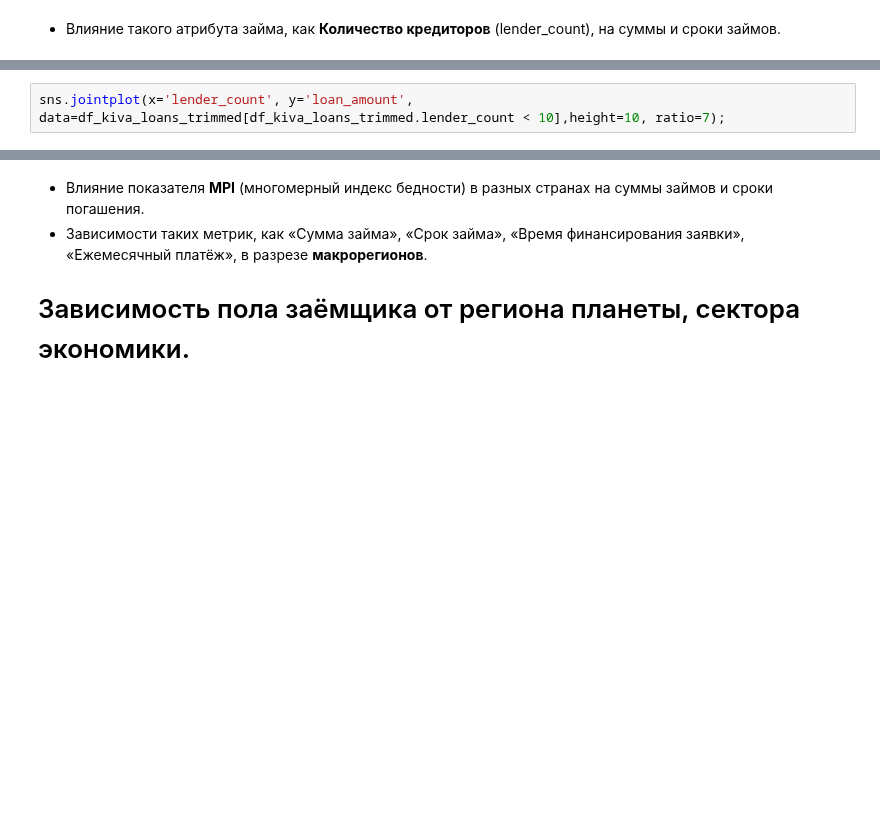
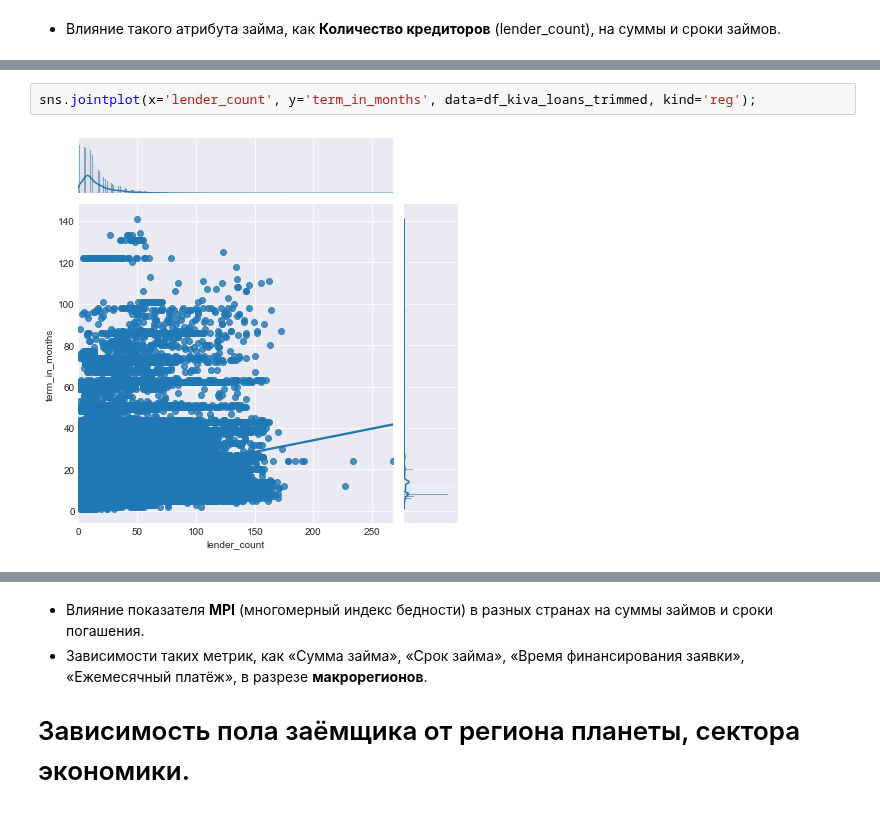
Before and after one commit to Dreeamcatcher/repo, a Jupyter notebook: skillbox/Data analytics - junior/lesson - EDA/hw-eda.ipynb, the cells around one changed output, grey strips where cells are left out. Saved outputs shown, nothing was run; the diff lists cells and outputs as text; blank space fills up the shorter version.

```diff
--- a/skillbox/Data analytics - junior/lesson - EDA/hw-eda.ipynb
+++ b/skillbox/Data analytics - junior/lesson - EDA/hw-eda.ipynb
@@ -218,2 +227,4 @@ sns.jointplot(x='lender_count', y='loan_amount', data=df_kiva_loans_trimmed, kin
 # %%
-sns.jointplot(x='lender_count', y='loan_amount', data=df_kiva_loans_trimmed[df_kiva_loans_trimmed.lender_count < 10],height=10, ratio=7);
+sns.jointplot(x='lender_count', y='term_in_months', data=df_kiva_loans_trimmed, kind='reg');
+# %% [output]
+[figure, added]
```
Also changed, not shown: parts of 5 cells of this notebook.
